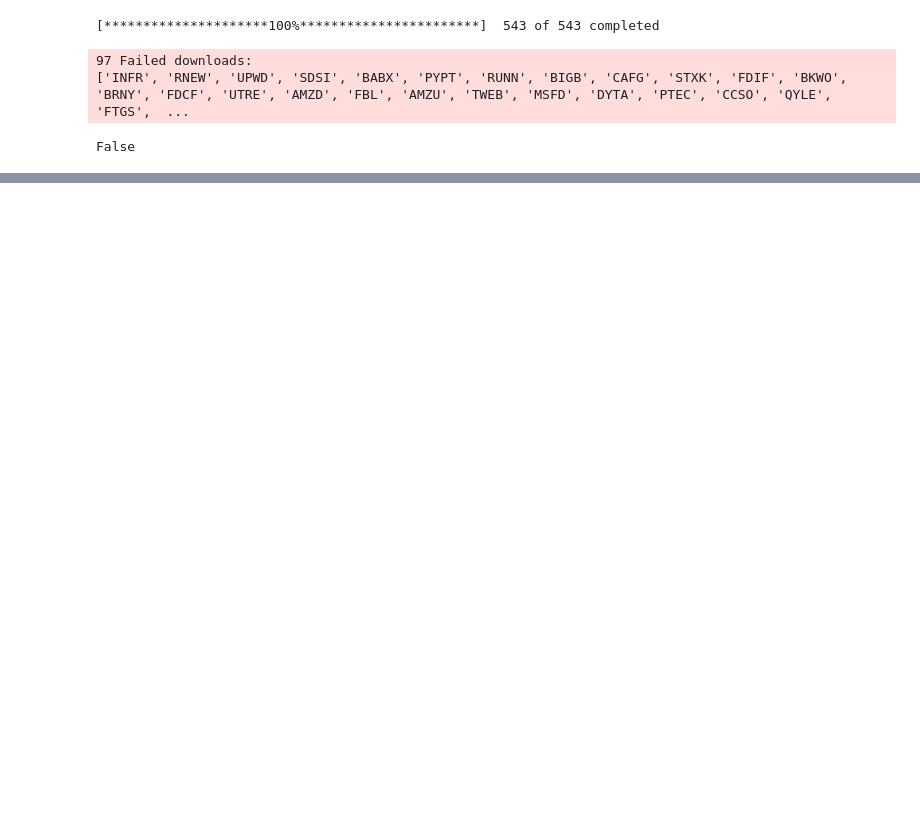
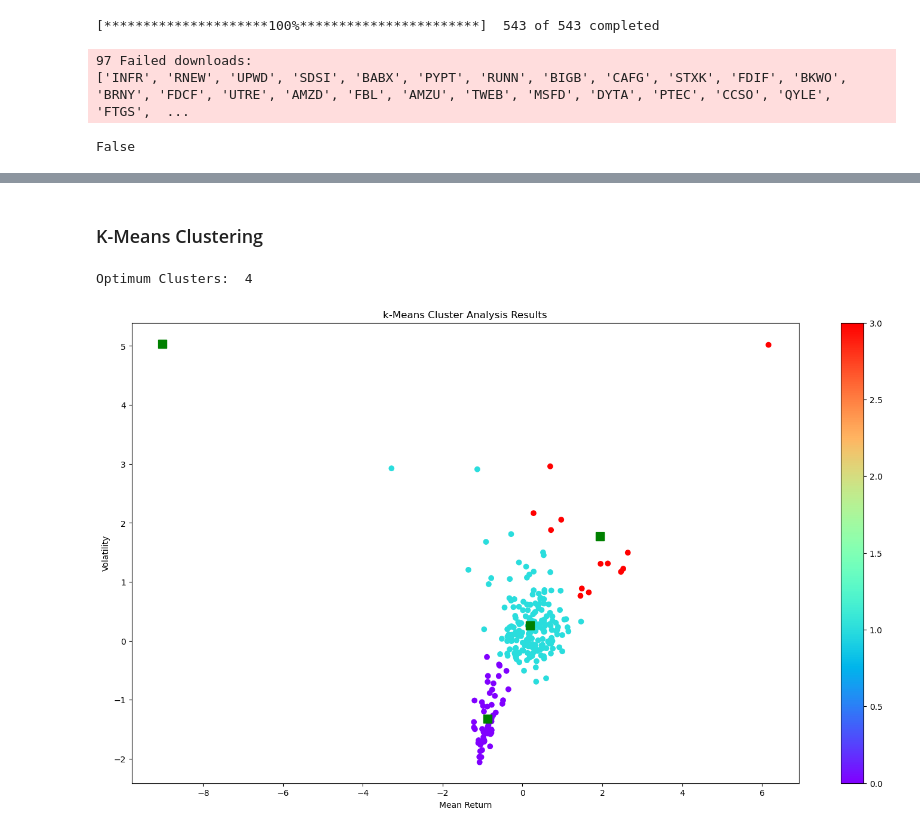
Before and after one commit to 2Rings/Quant_Strategies, a Jupyter notebook: MLTrading/UnsupervisedLearning/KMeansClustering.ipynb, the cells around one changed output, grey strips where cells are left out. Cells and saved outputs as stored; diff of their text form; code cells hidden in the pictures; blank space fills up the shorter version.

Commit message:
Apply Kmeans to get clusters

```diff
--- a/MLTrading/UnsupervisedLearning/KMeansClustering.ipynb
+++ b/MLTrading/UnsupervisedLearning/KMeansClustering.ipynb
@@ -81,0 +67,5 @@ data
+# %%
+# Create DataFrame with returns and volatility information
+df_returns = pd.DataFrame(data.pct_change().mean() * 255, columns = ["Returns"])
+df_returns["Volatility"] = data.pct_change().std() * np.sqrt(255)
+df_returns.head()
@@ -81,0 +79,7 @@ data
+# %%
+# Scale Features
+scaler = StandardScaler()
+scaler = scaler.fit_transform(df_returns)
+scaled_data = pd.DataFrame(scaler, columns=df_returns.columns, index=df_returns.index)
+df_scaled = scaled_data
+df_scaled.head()
@@ -81,0 +93,36 @@ data
+# %% [markdown]
+### K-Means Clustering
+# %%
+# Find the optimum number of clusters
+X = df_scaled.copy()
+K = range(1, 15)
+distrotions = []
+for k in K:
+    kmeans = KMeans(n_clusters=k)
+    kmeans.fit(X)
+    distrotions.append(kmeans.inertia_)
+
+kl = KneeLocator(K, distrotions, curve="convex", direction="decreasing")
+c = kl.elbow
+print("Optimum Clusters: ", c)
+# %% [output]
+Optimum Clusters:  4
+# %%
+# Fit K-Means Model
+k_means = KMeans(n_clusters=c)
+k_means.fit(X)
+prediction = k_means.predict(df_scaled)
+# %%
+# Show Results
+centroids = k_means.cluster_centers_
+fig = plt.figure(figsize=(18, 10))
+ax = fig.add_subplot(111)
+scatter = ax.scatter(X.iloc[:, 0], X.iloc[:, 1], c=k_means.labels_, cmap="rainbow", label=X.index)
+ax.set_title("k-Means Cluster Analysis Results")
+ax.set_xlabel("Mean Return")
+ax.set_ylabel("Volatility")
+plt.colorbar(scatter)
+plt.plot(centroids[:, 0], centroids[:, 1], "sg", markersize=10)
+plt.show()
+# %% [output]
+[figure, added]
```
Also changed, not shown: parts of 7 cells of this notebook.
